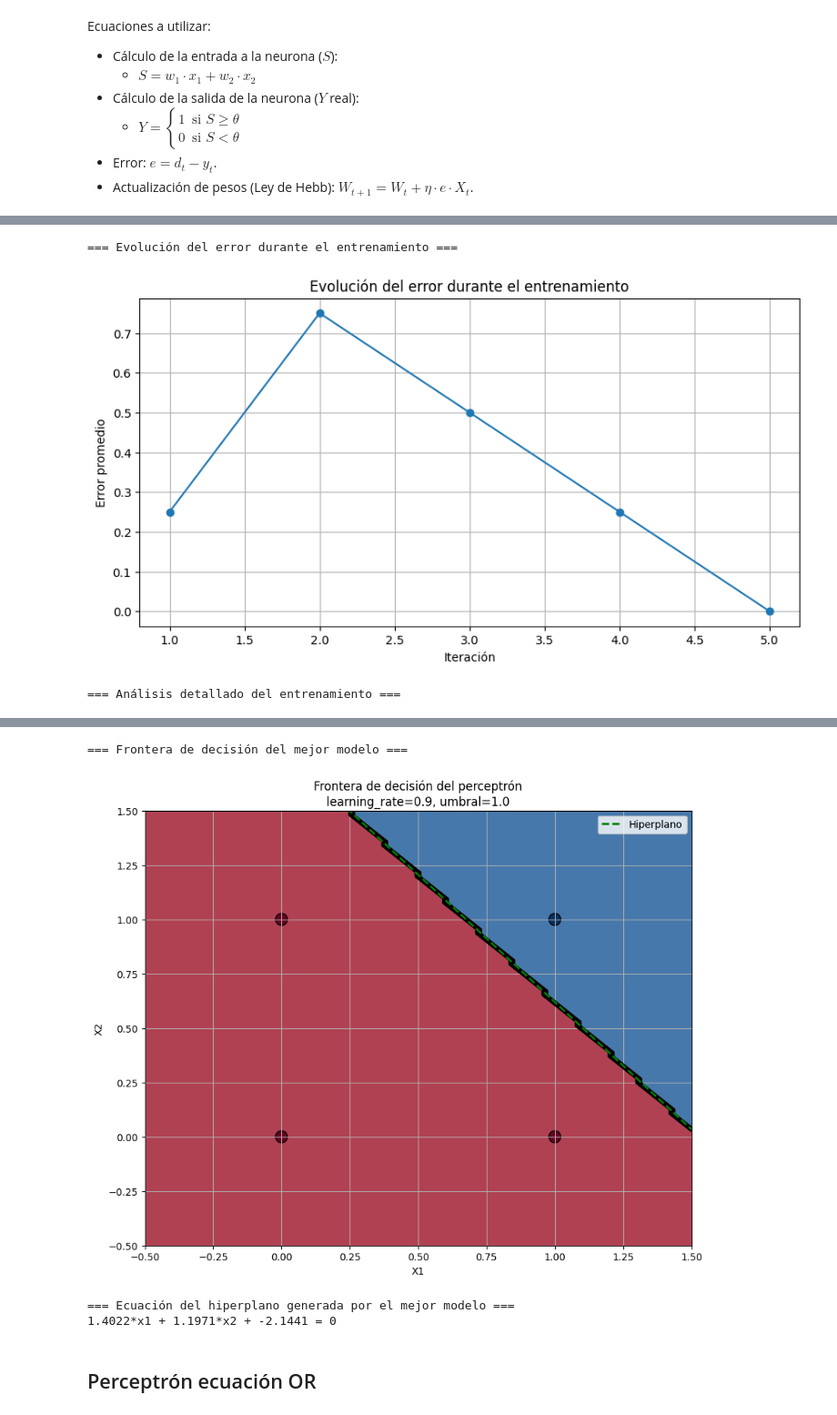
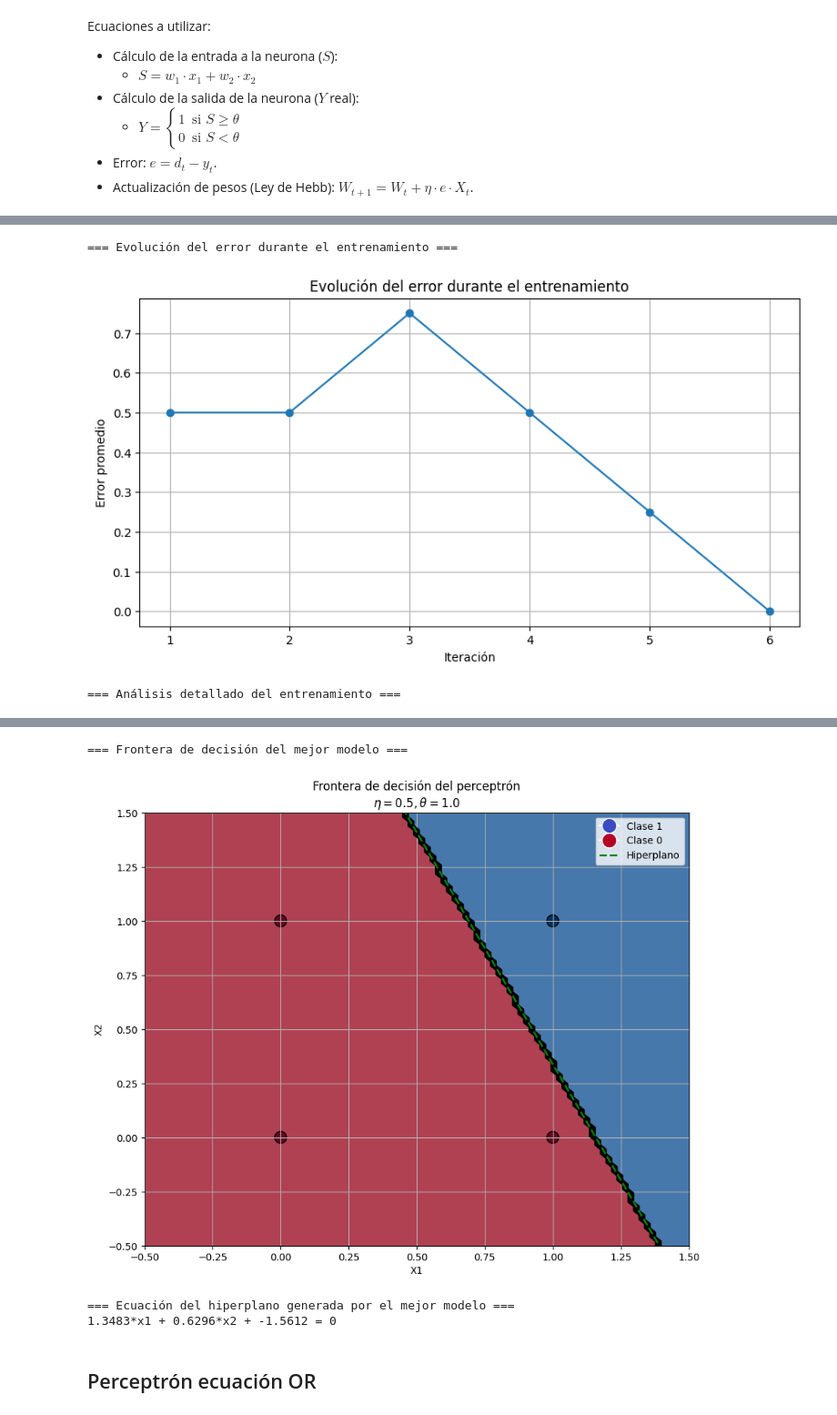
Before and after one commit to Carmoruda/IA_II, a Jupyter notebook: Practica 2/L2P1-Perceptron.ipynb, the cells around one changed output, grey strips where cells are left out. Shown at 91% size. Saved outputs shown, nothing was run; the diff lists cells and outputs as text; code cells hidden in the pictures.

```diff
--- a/Practica 2/L2P1-Perceptron.ipynb
+++ b/Practica 2/L2P1-Perceptron.ipynb
@@ -54,6 +54,7 @@ import matplotlib.pyplot as plt
 import numpy as np
 import pandas as pd
 from IPython.display import display
+from matplotlib.lines import Line2D
 
 
 class Perceptron:
@@ -126,13 +127,12 @@ class Perceptron:
         self.detalles_entrenamiento = []
 
         iteracion = 0
-        convergencia = False
 
         # Vamos a iterar hasta que alcancemos el número máximo de iteraciones
         # o hasta que no haya errores en las predicciones (convergencia)
-        while iteracion < self.max_iteraciones and not convergencia:
+        while iteracion < self.max_iteraciones:
             total_error = 0
-            iteracion_detalless = []
+            iteracion_detalles = []
 
             # Para cada muestra de entrenamiento
             for muestra in range(num_muestras):
@@ -171,10 +171,10 @@ class Perceptron:
                 detalles['w2_final'] = self.pesos[1]
                 detalles['bias_final'] = self.bias
 
-                iteracion_detalless.append(detalles)
+                iteracion_detalles.append(detalles)
 
             # Guardamos los detalles de la iteración
-            self.detalles_entrenamiento.extend(iteracion_detalless)
+            self.detalles_entrenamiento.extend(iteracion_detalles)
 
             # Guardamos el error total de la iteración
             error_medio = total_error / num_muestras
@@ -187,9 +187,10 @@ class Perceptron:
 
             # Si no hay error, terminar entrenamiento
             if total_error == 0:
-                convergencia = True
                 if mostrar_detalles:
                     print(f"¡Convergencia alcanzada en la iteración {iteracion+1}!")
+
+                break
 
             iteracion += 1
 
@@ -322,7 +323,7 @@ class Perceptron:
         x_min, x_max = X[:, 0].min() - 0.5, X[:, 0].max() + 0.5
         y_min, y_max = X[:, 1].min() - 0.5, X[:, 1].max() + 0.5
         xx, yy = np.meshgrid(np.linspace(x_min, x_max, 100),
-                             np.linspace(y_min, y_max, 100))
+                            np.linspace(y_min, y_max, 100))
 
         # Calculamos la predicción para cada punto de la malla
         Z = np.zeros_like(xx)
@@ -345,12 +346,20 @@ class Perceptron:
             x2 = (-self.pesos[0] * x1 - (self.bias - self.umbral)) / self.pesos[1]
             plt.plot(x1, x2, 'g--', linewidth=2, label='Hiperplano')
 
+        # Crear elementos de leyenda con los colores correctos de RdBu
+        # RdBu usa rojo para valores bajos (0) y azul para valores altos (1)
+        legend_elements = [
+            Line2D([0], [0], marker='o', color='w', markerfacecolor='#3B4CC0', markersize=15, label='Clase 1'),
+            Line2D([0], [0], marker='o', color='w', markerfacecolor='#B40426', markersize=15, label='Clase 0'),
+            Line2D([0], [0], color='g', linestyle='--', linewidth=2, label='Hiperplano')
+        ]
+
         plt.xlim(x_min, x_max)
         plt.ylim(y_min, y_max)
         plt.xlabel('X1')
         plt.ylabel('X2')
-        plt.title(f'Frontera de decisión del perceptrón\nlearning_rate={self.learning_rate}, umbral={self.umbral}')
-        plt.legend()
+        plt.title(f'Frontera de decisión del perceptrón\n$\\eta = {self.learning_rate},  \\theta = {self.umbral}$')
+        plt.legend(handles=legend_elements, loc='best')
         plt.grid(True)
         plt.show()
 
@@ -461,12 +470,16 @@ def evaluar_diferentes_parametros(X, y):
                 mejor_learning_rate = learning_rate
                 mejor_umbral = umbral
 
+
     print("\n=== Mejores parámetros encontrados ===")
     print(f"Learning Rate: {mejor_learning_rate}, umbral: {mejor_umbral}")
     print(f"Convergió en {mejor_iteracion} iteraciones")
 
-    mejor_perceptron = Perceptron(learning_rate=mejor_learning_rate, umbral=mejor_umbral, max_iteraciones=100)
-    mejor_perceptron.entrenar(X, y, mostrar_detalles=False)
+    mejor_perceptron = None
+
+    if mejor_learning_rate is not None:
+        mejor_perceptron = Perceptron(learning_rate=mejor_learning_rate, umbral=mejor_umbral, max_iteraciones=100)
+        mejor_perceptron.entrenar(X, y, mostrar_detalles=False)
 
 
     # Si no encontramos un modelo que converja
@@ -542,3 +555,3 @@ Convergió en 1 iteraciones
 === Evolución del error durante el entrenamiento ===
-[figure, old version]
+[figure, new version]
 === Análisis detallado del entrenamiento ===
@@ -546,7 +559,7 @@ Convergió en 1 iteraciones
 === Frontera de decisión del mejor modelo ===
-[figure, old version]
+[figure, new version]
 === Ecuación del hiperplano generada por el mejor modelo ===
-1.4022*x1 + 1.1971*x2 + -2.1441 = 0
+1.3483*x1 + 0.6296*x2 + -1.5612 = 0
 # %% [markdown]
 ## Perceptrón ecuación OR
 # %%
```
Also changed, not shown: parts of 4 cells of this notebook.
